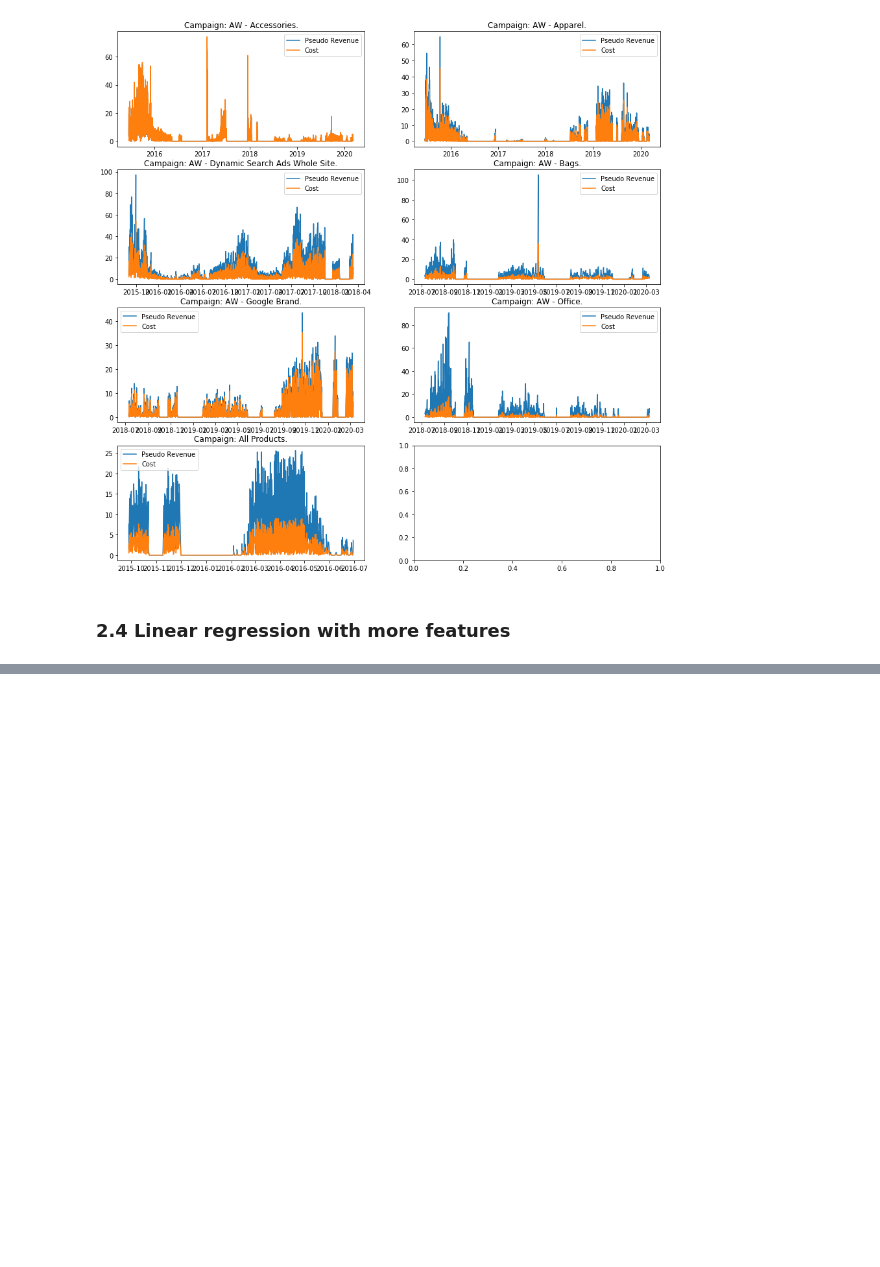
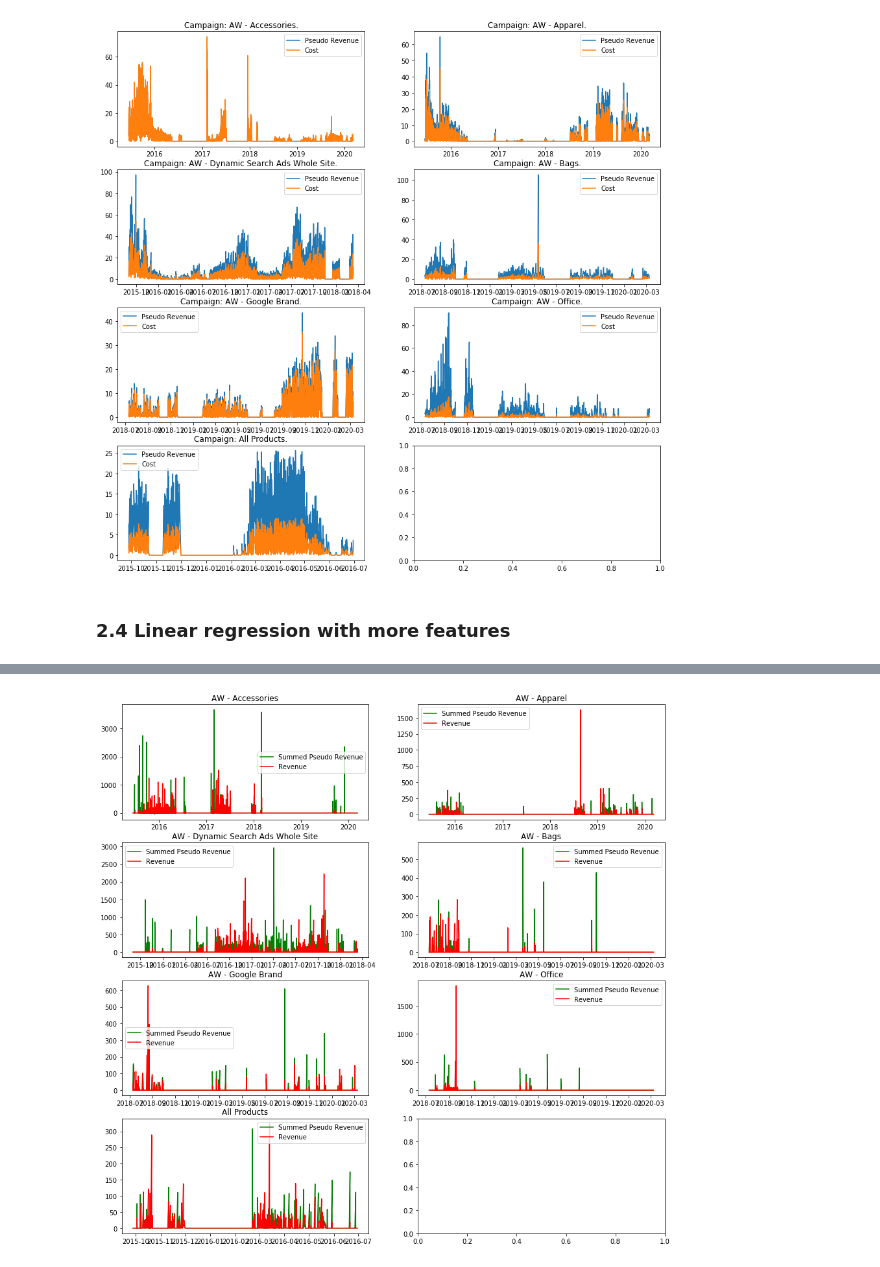
Before and after one commit to Morphl-AI/Ecommerce-Marketing-Spend-Optimization, a Jupyter notebook: Notebooks/3. Budget allocation - pseudo-revenue - first-revenue assumption - baseline statistical model .ipynb, the cells around one changed output, grey strips where cells are left out. Drawn from its saved outputs; the diff is of its cells as text; code cells hidden in the pictures; blank space fills up the shorter version.

```diff
--- a/Notebooks/3. Budget allocation - pseudo-revenue - first-revenue assumption - baseline statistical model .ipynb
+++ b/Notebooks/3. Budget allocation - pseudo-revenue - first-revenue assumption - baseline statistical model .ipynb
@@ -666,0 +788,4 @@ plotFinalResults(LRFinalDf, LROverallError)
+# %%
+plotSummedRevenues(LRFinalDf)
+# %% [output]
+[figure, added]
```
Also changed, not shown: parts of 31 cells of this notebook, 1 other file.
